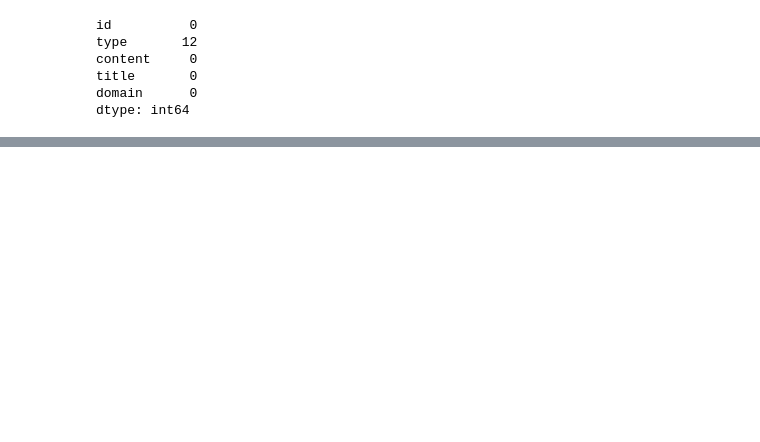
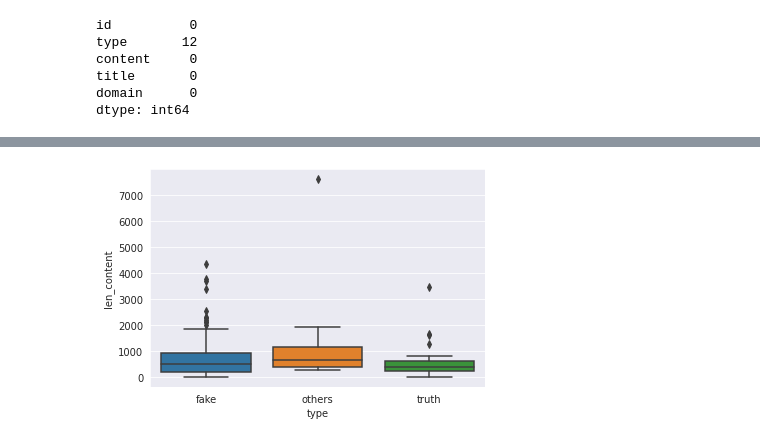
Before and after one commit to Xiiqiing/DS_project, a Jupyter notebook: M1.ipynb, the cells around one changed output, grey strips where cells are left out. Cells and saved outputs as stored; diff of their text form; code cells hidden in the pictures; blank space fills up the shorter version.

```diff
--- a/M1.ipynb
+++ b/M1.ipynb
@@ -143,3 +117,5 @@ def clean(text):
 # %%
-df['content'] = df.apply(lambda x: clean(x['content']), axis=1)
-df['title'] = df.apply(lambda x: clean(x['title']), axis=1)
+df['content'], df['dig_in_content'] = zip(*df.apply(lambda x: clean(x['content']), axis=1))
+df['dig_in_content'] = df.apply(lambda x: np.asarray(x['dig_in_content'], dtype = float), axis=1)
+df['title'], _= zip(*df.apply(lambda x: clean(x['title']), axis=1))
+df['len_content'] = df.apply(lambda x: len(x['content']), axis=1)
@@ -154,0 +122,4 @@ df.head()
+# %%
+sns.boxplot(x=df['type'], y=df['len_content']);
+# %% [output]
+[figure, added]
```
Also changed, not shown: parts of 30 cells of this notebook.
